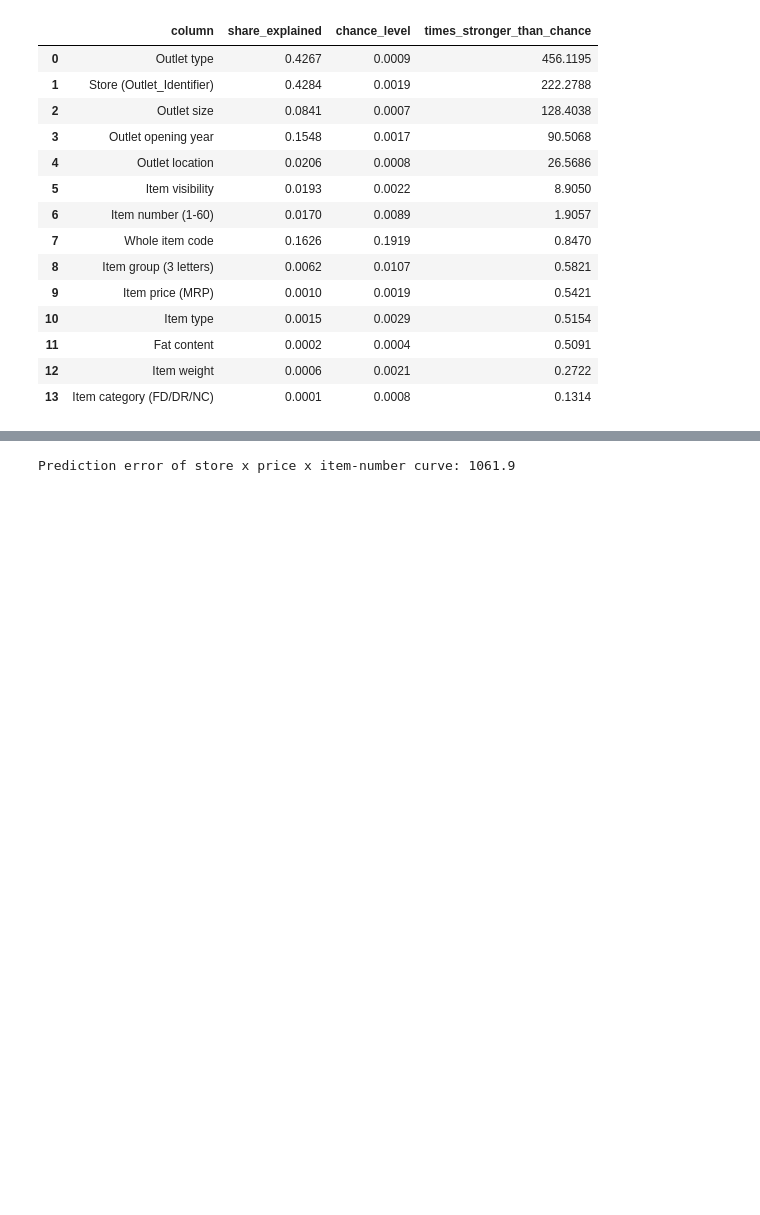
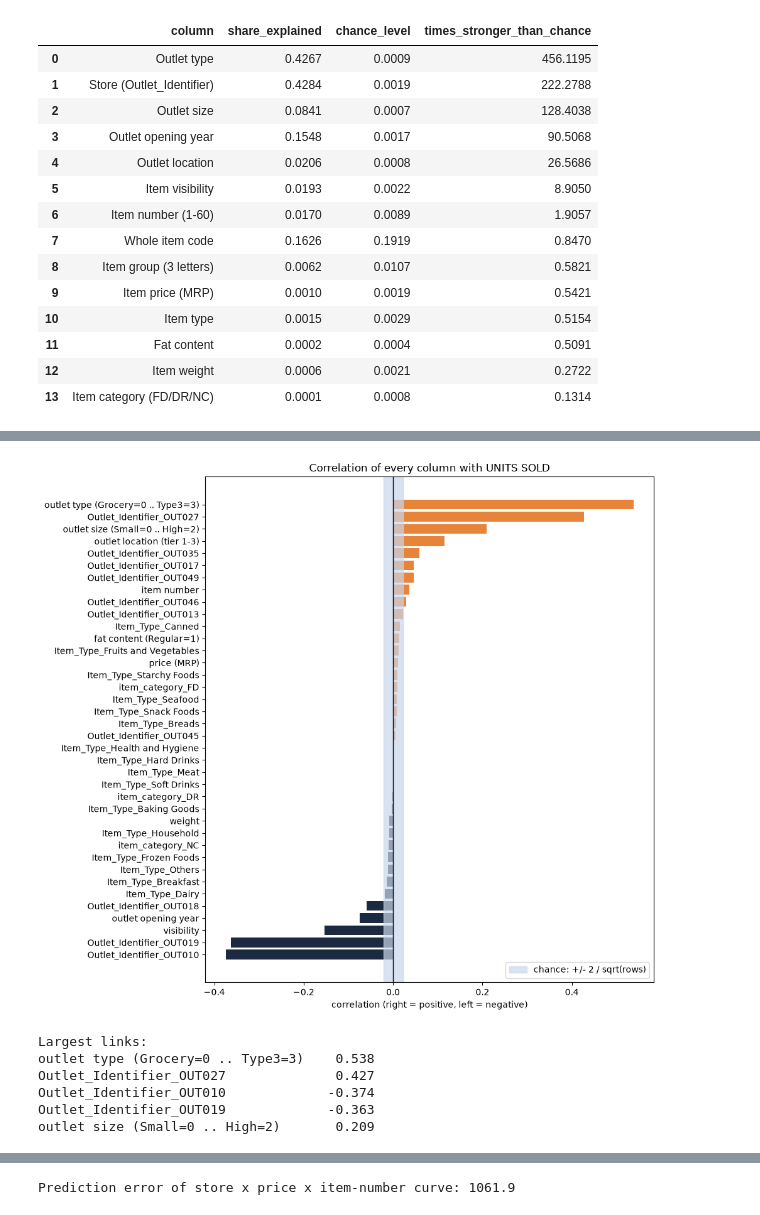
Before and after one commit to Toj-0477/AMBA, a Jupyter notebook: 2. eda_analysis.ipynb, the cells around one changed output, grey strips where cells are left out. Saved outputs shown, nothing was run; the diff lists cells and outputs as text; code cells hidden in the pictures; blank space fills up the shorter version.

```diff
--- a/2. eda_analysis.ipynb
+++ b/2. eda_analysis.ipynb
@@ -323,0 +358,30 @@ First, the suspicious visibility result. Is visibility just a store effect in di
+# %%
+text_columns = ["Outlet_Identifier", "Item_Type", "item_category"]        # no natural order: one 0/1 column per value
+features = pd.concat([numbers.drop(columns=["sales", "units"]), pd.get_dummies(train[text_columns]).astype(int)], axis=1)
+noise = 2 / np.sqrt(len(train))                                              # correlations inside +/- noise are just chance
+
+
+def plot_correlations(values, title):
+    r = features.corrwith(values).sort_values()
+    plt.figure(figsize=(10, 9))
+    plt.barh(r.index, r.values, color=["#E8833A" if v > 0 else "#1B2A41" for v in r.values])
+    plt.axvspan(-noise, noise, color="#C9D6EA", alpha=0.7, label="chance: +/- 2 / sqrt(rows)")
+    plt.axvline(0, color="black", linewidth=1)
+    plt.xlabel("correlation (right = positive, left = negative)")
+    plt.title(title)
+    plt.legend(loc="lower right")
+    plt.tight_layout()
+    plt.show()
+    print("Largest links:")
+    print(r[r.abs().sort_values(ascending=False).index[:5]].round(3).to_string())
+
+
+plot_correlations(train["units"], "Correlation of every column with UNITS SOLD")
+# %% [output]
+[figure, added]
+Largest links:
+outlet type (Grocery=0 .. Type3=3)    0.538
+Outlet_Identifier_OUT027              0.427
+Outlet_Identifier_OUT010             -0.374
+Outlet_Identifier_OUT019             -0.363
+outlet size (Small=0 .. High=2)       0.209
```
Also changed, not shown: parts of 15 cells of this notebook, 5 other files.
